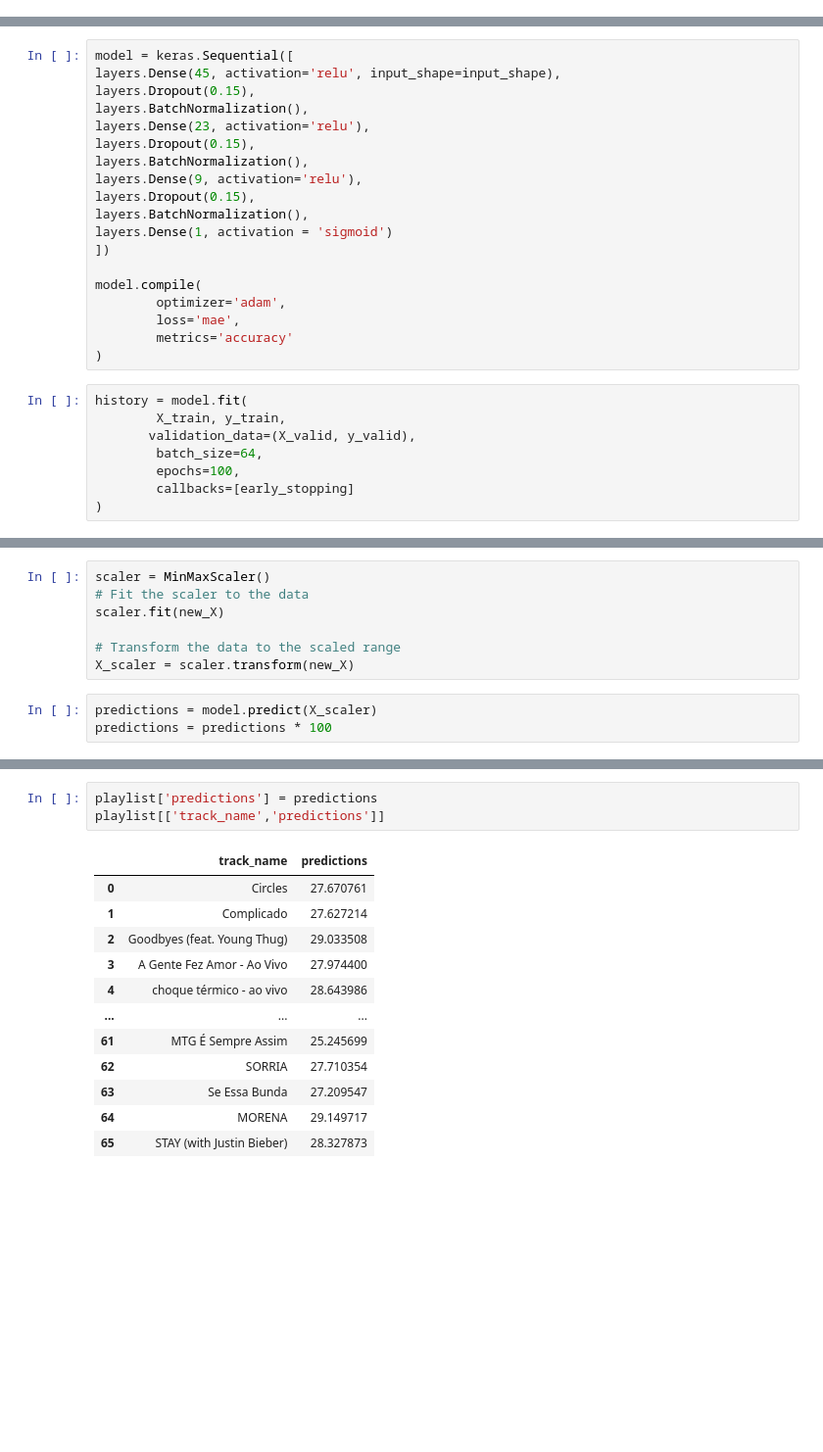
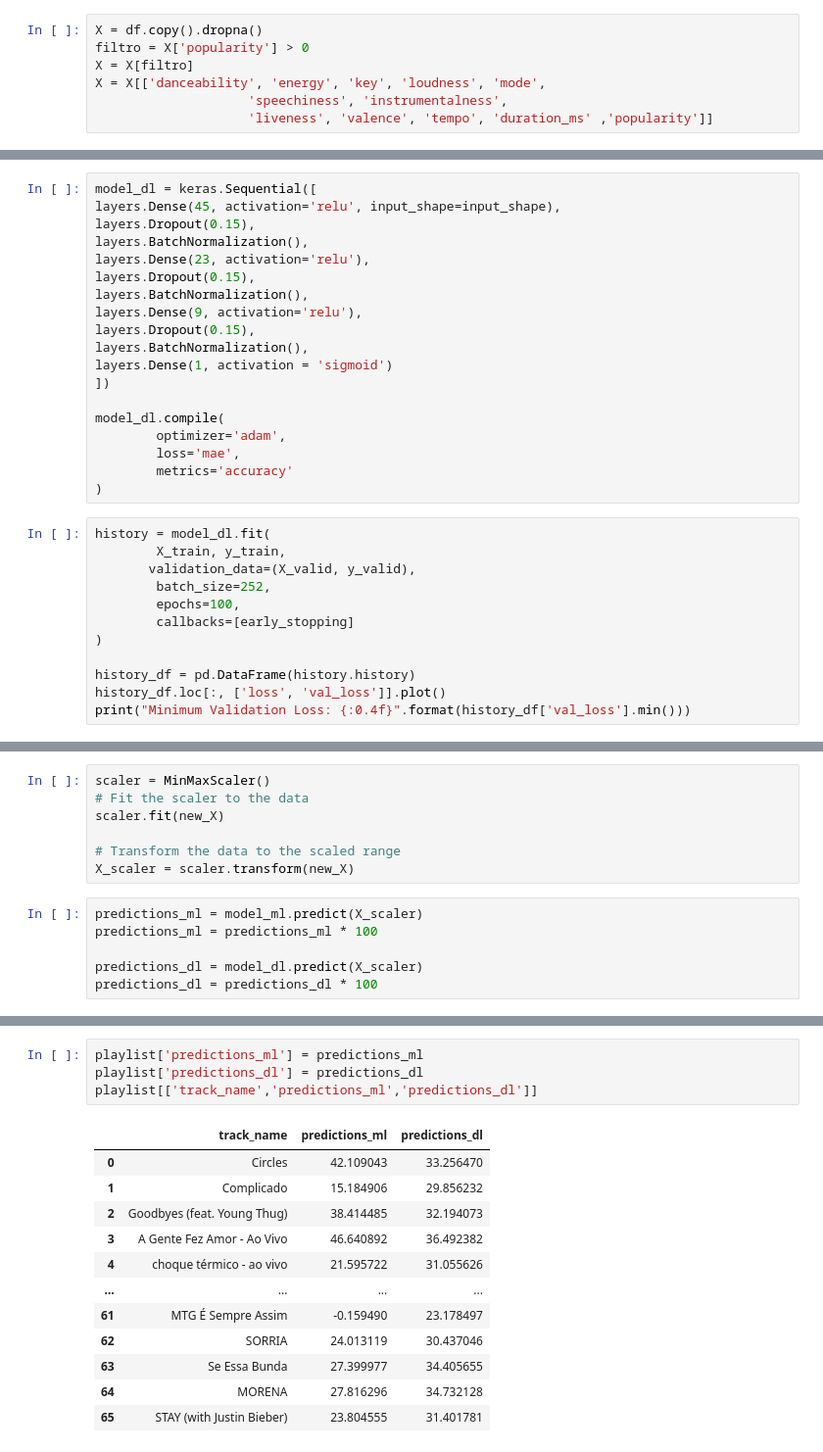
Before and after one commit to lucasleone21/Introduction-to-DeepLearning, a Jupyter notebook: DP-Popularity.ipynb, the cells around one changed output, grey strips where cells are left out. Shown at 98% size. Cells and saved outputs as stored; diff of their text form; blank space fills up the shorter version.

Commit message:
Comparing ML model x DL model

```diff
--- a/DP-Popularity.ipynb
+++ b/DP-Popularity.ipynb
@@ -57,0 +73,7 @@ preprocessor_y = make_column_transformer(
+# %%
+X = df.copy().dropna()
+filtro = X['popularity'] > 0
+X = X[filtro]
+X = X[['danceability', 'energy', 'key', 'loudness', 'mode',
+                    'speechiness', 'instrumentalness',
+                    'liveness', 'valence', 'tempo', 'duration_ms' ,'popularity']]
@@ -69,7 +98,7 @@ early_stopping = callbacks.EarlyStopping(min_delta=0.001,
                                             patience= 5,
                                             restore_best_weights=True)
 # %%
-model = keras.Sequential([
+model_dl = keras.Sequential([
 layers.Dense(45, activation='relu', input_shape=input_shape),
 layers.Dropout(0.15),
 layers.BatchNormalization(),
@@ -82,18 +111,22 @@ layers.BatchNormalization(),
 layers.Dense(1, activation = 'sigmoid')
 ])
 
-model.compile(
+model_dl.compile(
         optimizer='adam',
         loss='mae',
         metrics='accuracy'
 )
 # %%
-history = model.fit(
+history = model_dl.fit(
         X_train, y_train,
        validation_data=(X_valid, y_valid),
-        batch_size=64,
+        batch_size=252,
         epochs=100,
         callbacks=[early_stopping]
 )
+
+history_df = pd.DataFrame(history.history)
+history_df.loc[:, ['loss', 'val_loss']].plot()
+print("Minimum Validation Loss: {:0.4f}".format(history_df['val_loss'].min()))
 # %% [output]
 Epoch 1/100
@@ -270,6 +281,9 @@ scaler.fit(new_X)
 # Transform the data to the scaled range
 X_scaler = scaler.transform(new_X)
 # %%
-predictions = model.predict(X_scaler)
-predictions = predictions * 100
+predictions_ml = model_ml.predict(X_scaler)
+predictions_ml = predictions_ml * 100
+
+predictions_dl = model_dl.predict(X_scaler)
+predictions_dl = predictions_dl * 100
 # %% [output]
@@ -277,16 +291,17 @@ predictions = predictions * 100
 # %%
-playlist['predictions'] = predictions
-playlist[['track_name','predictions']]
+playlist['predictions_ml'] = predictions_ml
+playlist['predictions_dl'] = predictions_dl
+playlist[['track_name','predictions_ml','predictions_dl']]
 # %% [output]
-|  | track_name | predictions |
-| 0 | Circles | 27.670761 |
-| 1 | Complicado | 27.627214 |
-| 2 | Goodbyes (feat. Young Thug) | 29.033508 |
-| 3 | A Gente Fez Amor - Ao Vivo | 27.974400 |
-| 4 | choque térmico - ao vivo | 28.643986 |
-| ... | ... | ... |
-| 61 | MTG É Sempre Assim | 25.245699 |
-| 62 | SORRIA | 27.710354 |
-| 63 | Se Essa Bunda | 27.209547 |
-| 64 | MORENA | 29.149717 |
-| 65 | STAY (with Justin Bieber) | 28.327873 |
+|  | track_name | predictions_ml | predictions_dl |
+| 0 | Circles | 42.109043 | 33.256470 |
+| 1 | Complicado | 15.184906 | 29.856232 |
+| 2 | Goodbyes (feat. Young Thug) | 38.414485 | 32.194073 |
+| 3 | A Gente Fez Amor - Ao Vivo | 46.640892 | 36.492382 |
+| 4 | choque térmico - ao vivo | 21.595722 | 31.055626 |
+| ... | ... | ... | ... |
+| 61 | MTG É Sempre Assim | -0.159490 | 23.178497 |
+| 62 | SORRIA | 24.013119 | 30.437046 |
+| 63 | Se Essa Bunda | 27.399977 | 34.405655 |
+| 64 | MORENA | 27.816296 | 34.732128 |
+| 65 | STAY (with Justin Bieber) | 23.804555 | 31.401781 |
```
Also changed, not shown: parts of 16 cells of this notebook.
